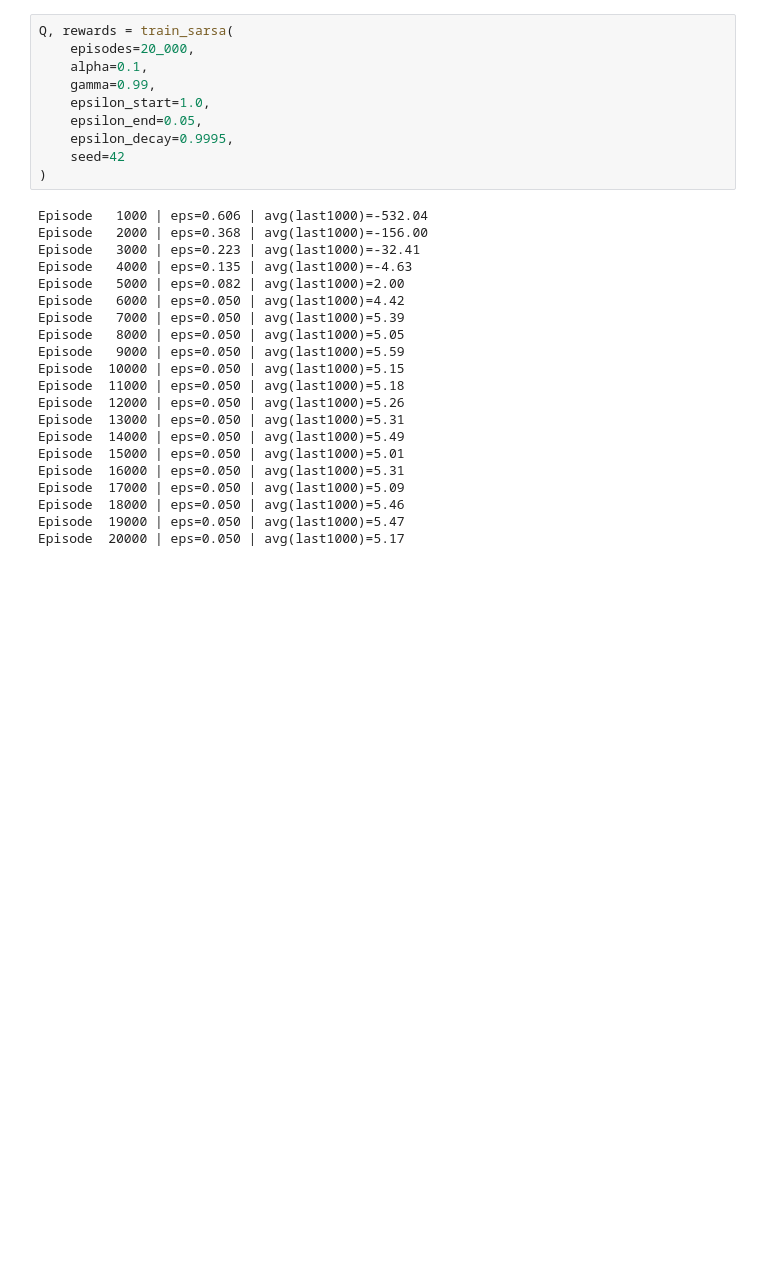
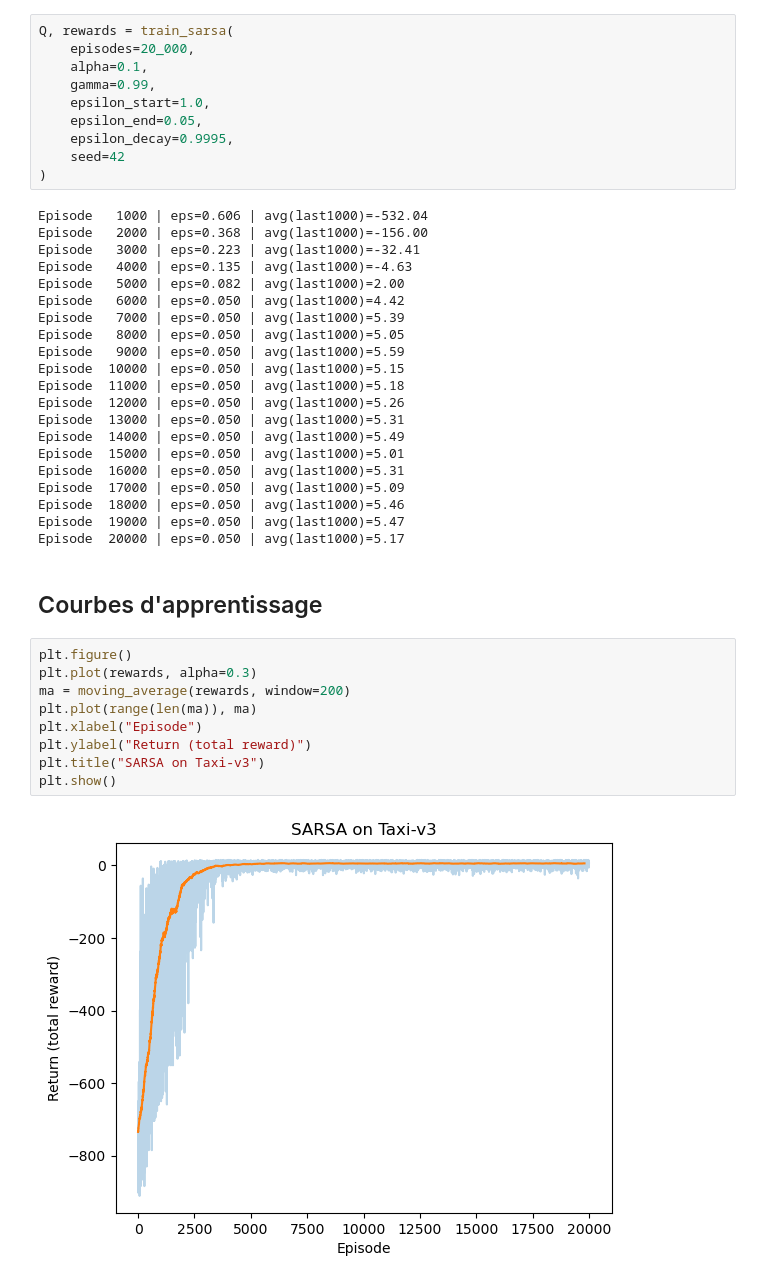
Before and after one commit to Roms-dev/reinforcement-learning-taxi, a Jupyter notebook: SARSA.ipynb, the cells around one changed output. Cells and saved outputs as stored; diff of their text form; blank space fills up the shorter version.

Commit message:
Courbe-apprentissage

```diff
--- a/SARSA.ipynb
+++ b/SARSA.ipynb
@@ -98,3 +98,16 @@ Episode  17000 | eps=0.050 | avg(last1000)=5.09
 Episode  18000 | eps=0.050 | avg(last1000)=5.46
 Episode  19000 | eps=0.050 | avg(last1000)=5.47
 Episode  20000 | eps=0.050 | avg(last1000)=5.17
+# %% [markdown]
+## Courbes d'apprentissage
+# %%
+plt.figure()
+plt.plot(rewards, alpha=0.3)
+ma = moving_average(rewards, window=200)
+plt.plot(range(len(ma)), ma)
+plt.xlabel("Episode")
+plt.ylabel("Return (total reward)")
+plt.title("SARSA on Taxi-v3")
+plt.show()
+# %% [output]
+[figure, added]
```
